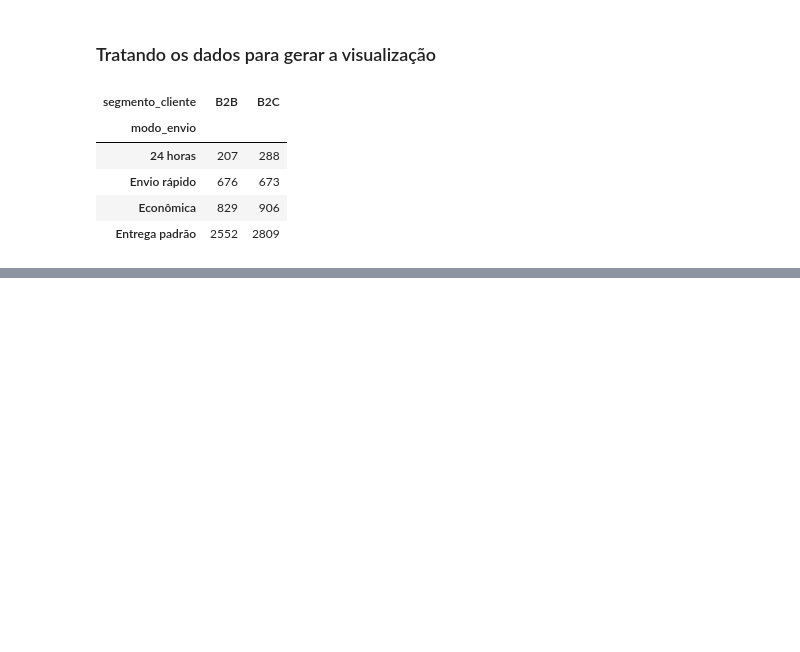
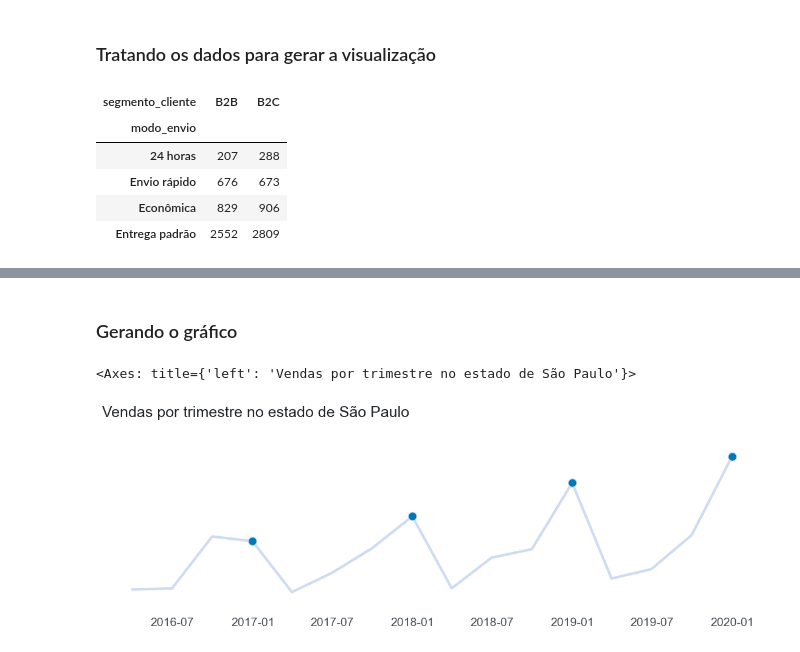
Before and after one commit to RogerCabralSilva/Data-Visualization-gr-ficos-de-compara--o-e-distribui--o, a Jupyter notebook: notebook.ipynb, the cells around one changed output, grey strips where cells are left out. Saved outputs shown, nothing was run; the diff lists cells and outputs as text; code cells hidden in the pictures; blank space fills up the shorter version.

```diff
--- a/notebook.ipynb
+++ b/notebook.ipynb
@@ -329,0 +423,11 @@ df_envio_seg
+# %%
+# Criando um df com os dados desejados
+df_sp = vendas.copy()
+df_sp = df_sp.query('estado == "São Paulo"')[["data_pedido", "vendas"]]
+
+# Agrupando as vendas por trimestre e arredondando valores para milhares
+df_sp.set_index("data_pedido", inplace=True)
+df_sp = df_sp.resample("QE").agg("sum")
+df_sp["vendas"] = round(df_sp["vendas"] / 1e3, 2)
+df_sp = df_sp.reset_index()
+df_sp
@@ -329,0 +452,33 @@ df_envio_seg
+# %% [markdown]
+### Gerando o gráfico
+# %%
+# Gerando a função para o gráfico de linhha
+
+def grafico_vendas_sp_tri():
+
+  fig, ax = plt.subplots(figsize=(14, 4))
+
+  # Gráfico de linha
+  pontos_a_marcar = [True if mes == 12 else False for mes in df_sp["data_pedido"].dt.month]
+
+  ax.plot(df_sp["data_pedido"], df_sp["vendas"], lw=3, color=AZUL5, marker = "o",
+          markersize = 10, markerfacecolor=AZUL2, markevery=pontos_a_marcar)
+
+  # Personalizar o gráfico
+  ax.set_title("Vendas por trimestre no estado de São Paulo", fontsize=18, color=CINZA1, loc="left")
+  ax.set_xlabel("")
+  ax.set_ylabel("")
+  ax.set_yticklabels([])
+  ax.set_frame_on(False)
+  ax.xaxis.set_tick_params(labelsize=14, labelcolor=CINZA2)
+
+  # Descrevendo o limite mínimo e máximo do eixo y
+  plt.ylim(0, 400)
+
+  return ax
+
+
+grafico_vendas_sp_tri()
+# %% [output]
+<Axes: title={'left': 'Vendas por trimestre no estado de São Paulo'}>
+[figure, added]
```
Also changed, not shown: parts of 28 cells of this notebook.
